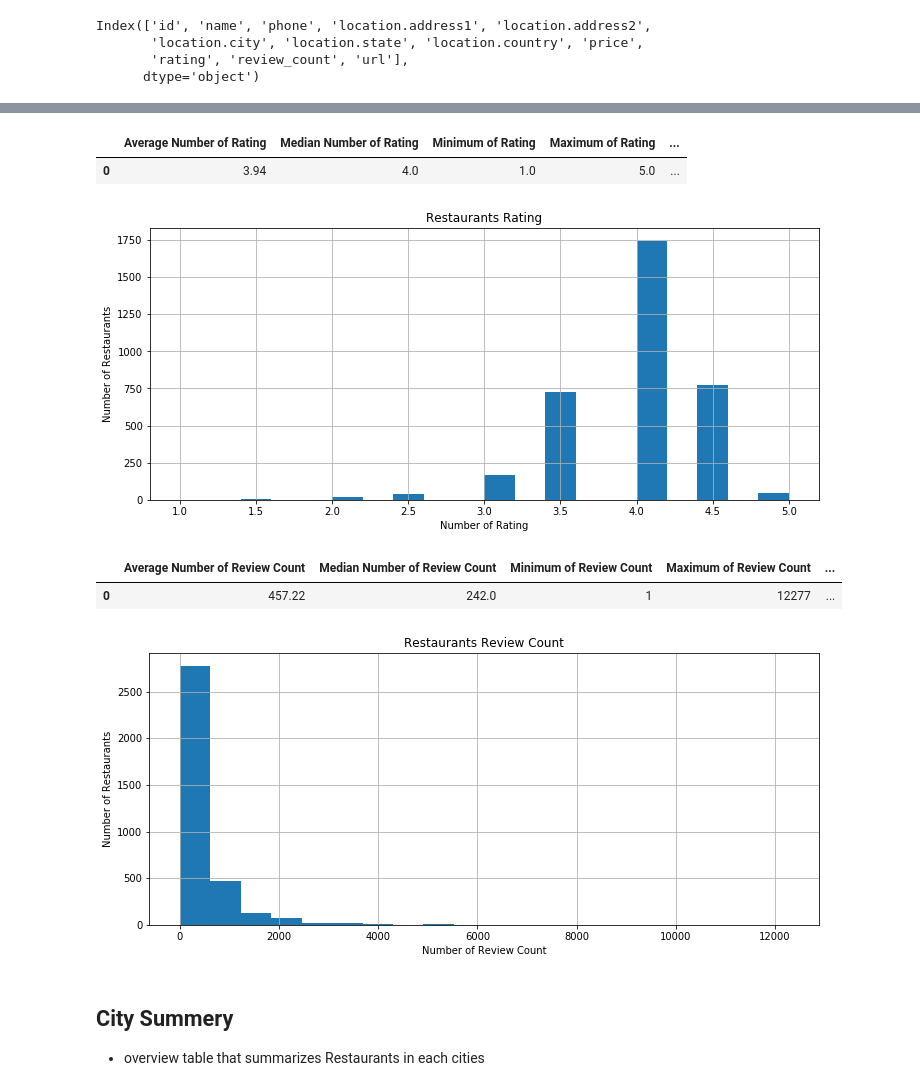
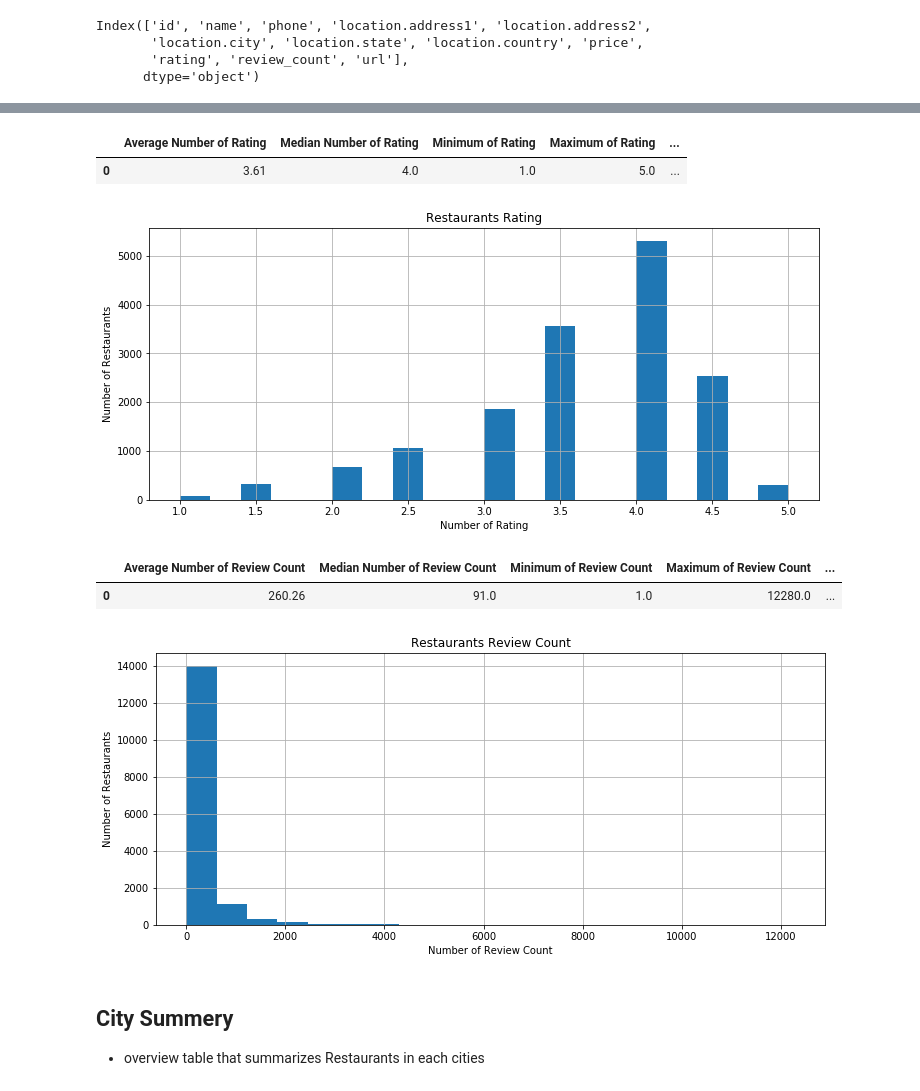
Before and after one commit to ermiasgelaye/Yelp-Challenge, a Jupyter notebook: pyRestaurants/yelp-challenge.ipynb, the cells around one changed output, grey strips where cells are left out. Drawn from its saved outputs; the diff is of its cells as text; code cells hidden in the pictures.

```diff
--- a/pyRestaurants/yelp-challenge.ipynb
+++ b/pyRestaurants/yelp-challenge.ipynb
@@ -355,27 +353,27 @@ def Histogram(column, cleaned_df, number_bins, title):
 # %%
 # Summary table for star rating
 
-SummaryStats("Rating", cleaned_df)
+SummaryStats("Rating", cleaned_data)
 # %% [output]
 |  | Average Number of Rating | Median Number of Rating | Minimum of Rating | Maximum of Rating | ... |
-| 0 | 3.94 | 4.0 | 1.0 | 5.0 | ... |
+| 0 | 3.61 | 4.0 | 1.0 | 5.0 | ... |
 # %%
 # Characterize the rating data by using histogram.
-Histogram("Rating", cleaned_df,20, title="Restaurants Rating")
+Histogram("Rating", cleaned_data,20, title="Restaurants Rating")
 # %% [output]
-[figure, old version]
+[figure, new version]
 # %%
 # Summary table for the Review Count data by using histogram.
 
-SummaryStats("Review Count", cleaned_df)
+SummaryStats("Review Count", cleaned_data)
 # %% [output]
 |  | Average Number of Review Count | Median Number of Review Count | Minimum of Review Count | Maximum of Review Count | ... |
-| 0 | 457.22 | 242.0 | 1 | 12277 | ... |
+| 0 | 260.26 | 91.0 | 1.0 | 12280.0 | ... |
 # %%
 # Characterize the Review Count data by using histogram.
-Histogram("Review Count", cleaned_df,20, title="Restaurants Review Count")
+Histogram("Review Count", cleaned_data,20, title="Restaurants Review Count")
 # %% [output]
-[figure, old version]
+[figure, new version]
 # %% [markdown]
 ## City Summery
 
```
Also changed, not shown: parts of 23 cells of this notebook, 11 other files.
